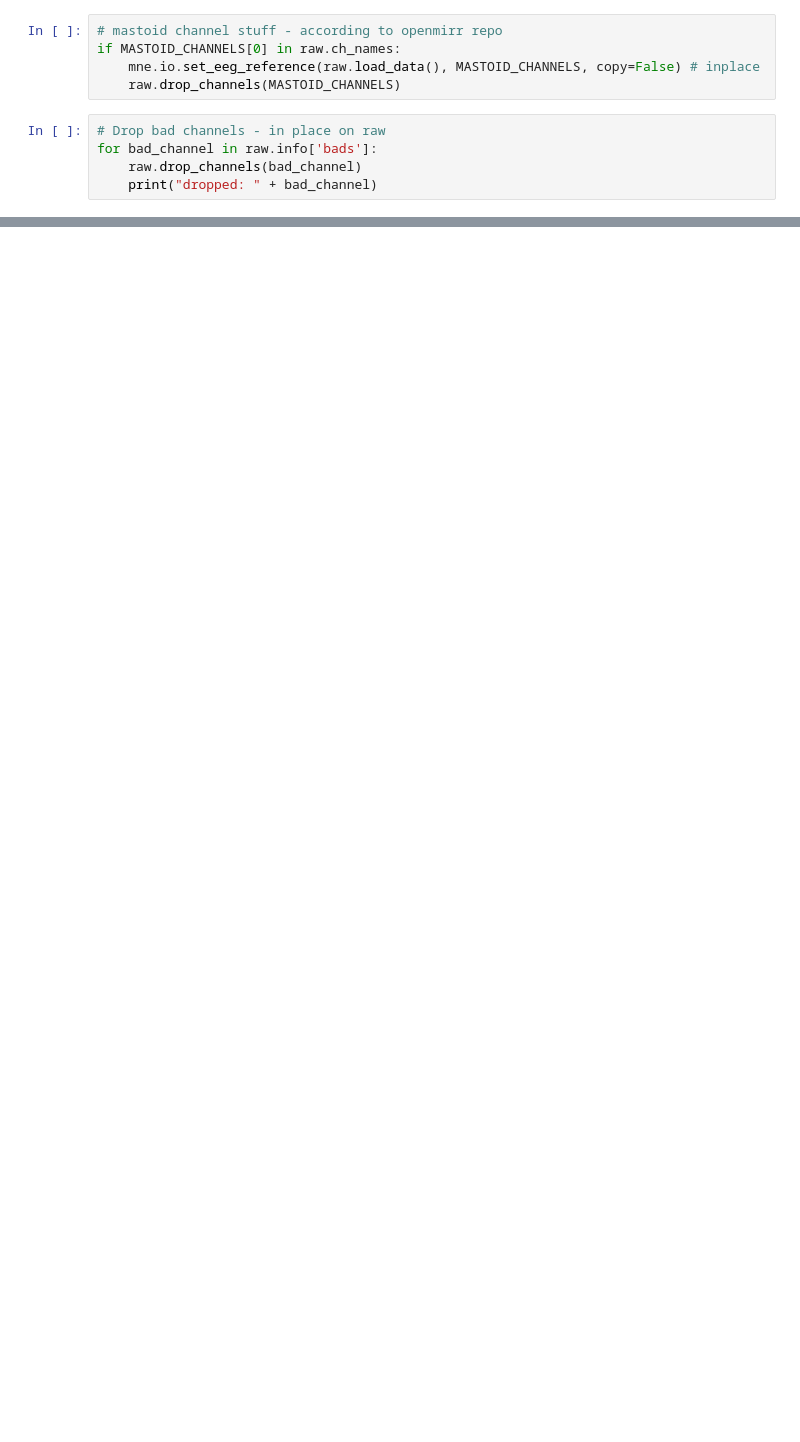
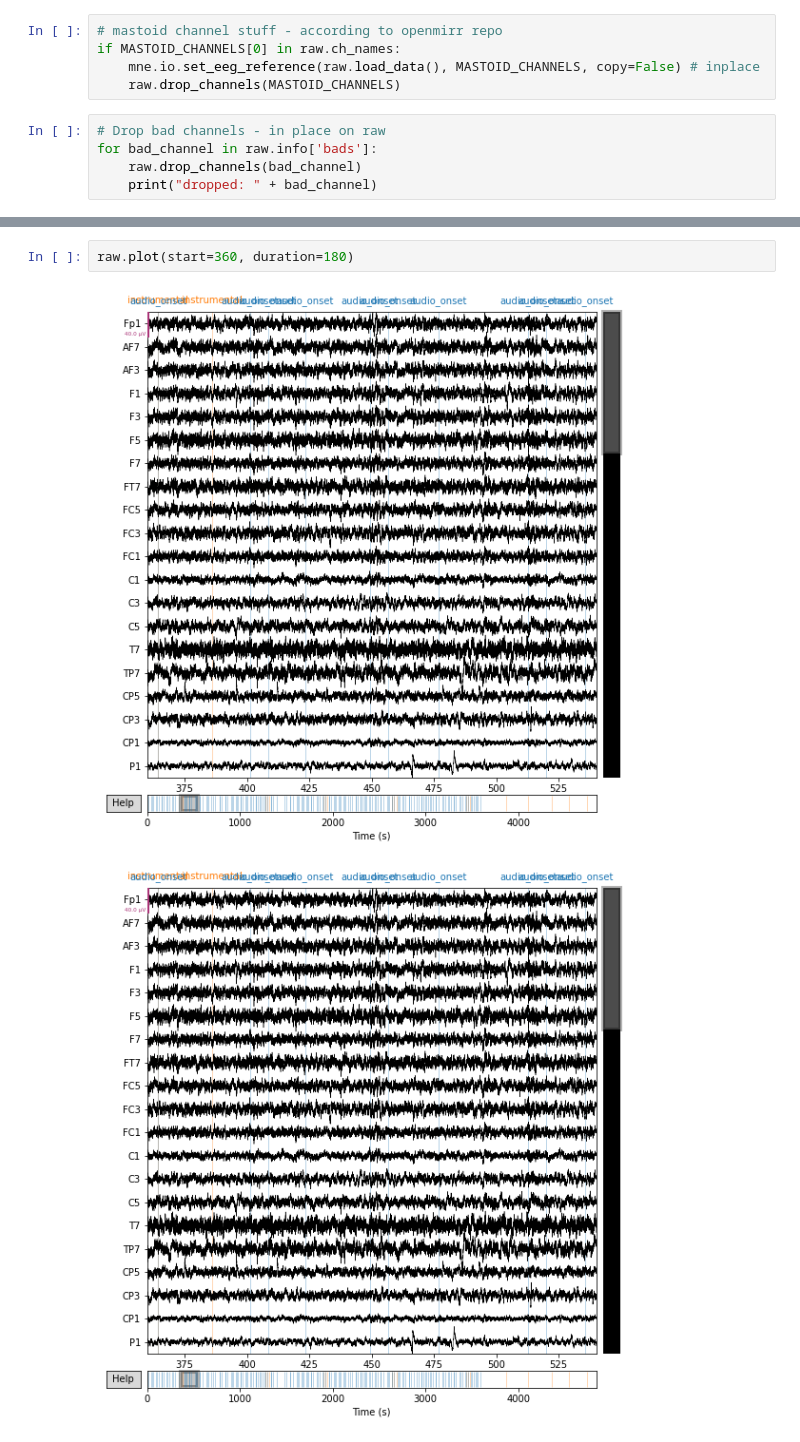
Before and after one commit to kelly-lo/COGS189-openmiir-Glissando-Goblins, a Jupyter notebook: Processing.ipynb, the cells around one changed output, grey strips where cells are left out. Drawn from its saved outputs; the diff is of its cells as text; blank space fills up the shorter version.

```diff
--- a/Processing.ipynb
+++ b/Processing.ipynb
@@ -51,0 +121,5 @@ NameError: name 'raw_cleaned' is not defined
+# %%
+raw.plot(start=360, duration=180)
+# %% [output]
+[figure, added]
+[figure, added]
```
Also changed, not shown: parts of 7 cells of this notebook, 4 other files.
